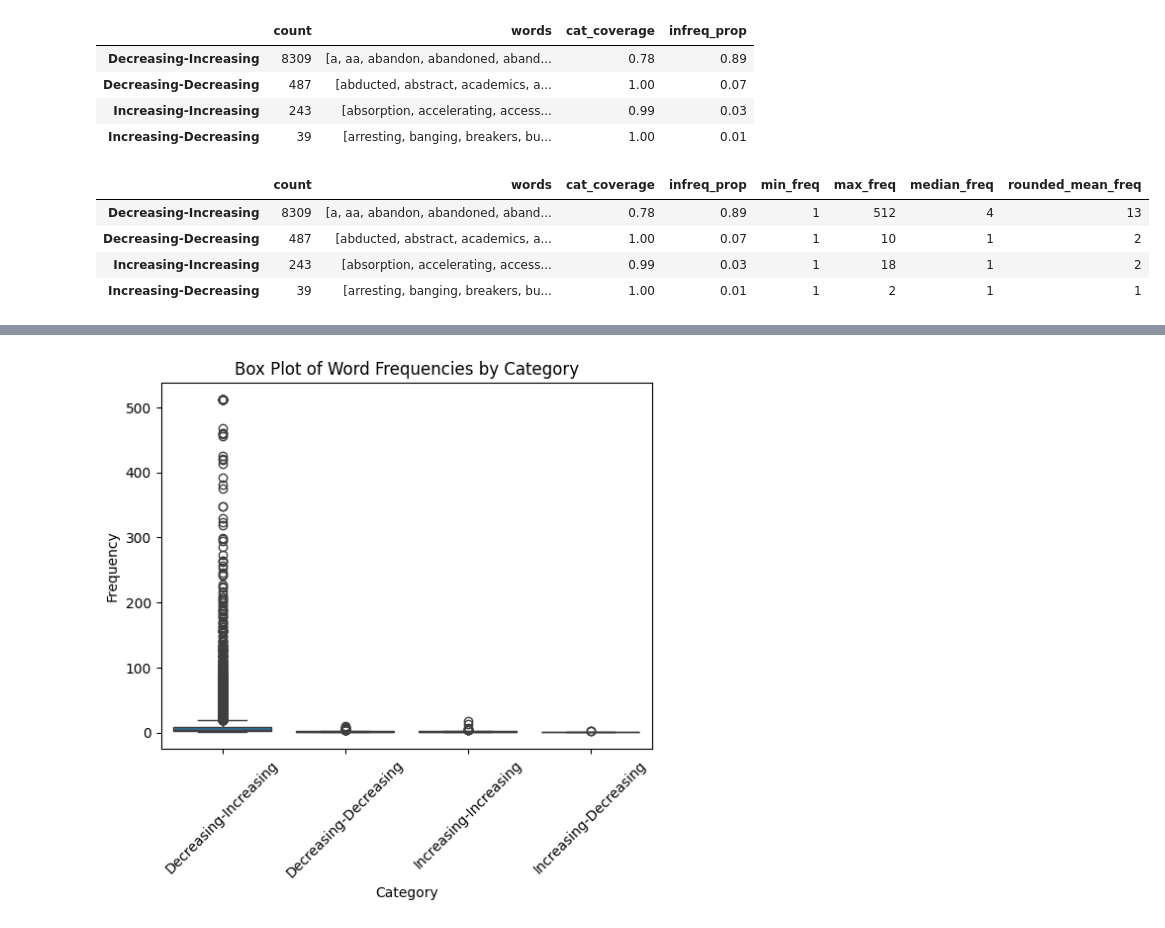
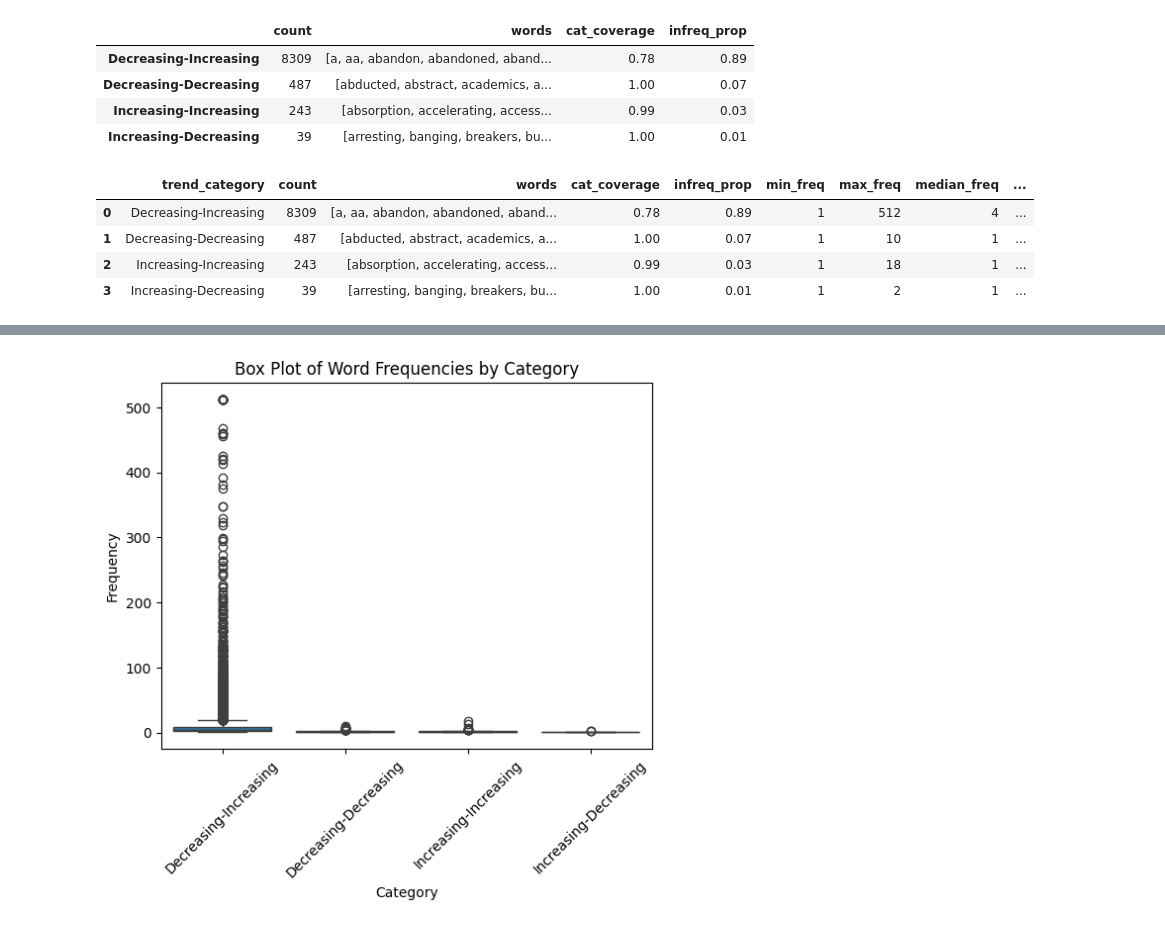
Before and after one commit to NazaninShafiabadi/NeuralLMs, a Jupyter notebook: src/temp.ipynb, the cells around one changed output, grey strips where cells are left out. Cells and saved outputs as stored; diff of their text form; code cells hidden in the pictures.

```diff
--- a/src/temp.ipynb
+++ b/src/temp.ipynb
@@ -128,17 +127,18 @@ categories_df
 # %%
 def calculate_stats(word_list, word_freqs_df):
     frequencies = word_freqs_df[word_freqs_df['Token'].isin(word_list)]['Frequency']
     return pd.Series([int(frequencies.min()), int(frequencies.max()), int(frequencies.median()), round(frequencies.mean())],
                      index=['min_freq', 'max_freq', 'median_freq', 'rounded_mean_freq'])
 
 categories_df[['min_freq', 'max_freq', 'median_freq', 'rounded_mean_freq']] = categories_df['words'].apply(
     lambda words: calculate_stats(words, surprisals)
 )
 
+categories_df = categories_df.reset_index().rename(columns={'index': 'trend_category'})
 categories_df
 # %% [output]
-|  | count | words | cat_coverage | infreq_prop | min_freq | max_freq | median_freq | rounded_mean_freq |
-| Decreasing-Increasing | 8309 | [a, aa, abandon, abandoned, aband... | 0.78 | 0.89 | 1 | 512 | 4 | 13 |
-| Decreasing-Decreasing | 487 | [abducted, abstract, academics, a... | 1.00 | 0.07 | 1 | 10 | 1 | 2 |
-| Increasing-Increasing | 243 | [absorption, accelerating, access... | 0.99 | 0.03 | 1 | 18 | 1 | 2 |
-| Increasing-Decreasing | 39 | [arresting, banging, breakers, bu... | 1.00 | 0.01 | 1 | 2 | 1 | 1 |
+|  | trend_category | count | words | cat_coverage | infreq_prop | min_freq | max_freq | median_freq | ... |
+| 0 | Decreasing-Increasing | 8309 | [a, aa, abandon, abandoned, aband... | 0.78 | 0.89 | 1 | 512 | 4 | ... |
+| 1 | Decreasing-Decreasing | 487 | [abducted, abstract, academics, a... | 1.00 | 0.07 | 1 | 10 | 1 | ... |
+| 2 | Increasing-Increasing | 243 | [absorption, accelerating, access... | 0.99 | 0.03 | 1 | 18 | 1 | ... |
+| 3 | Increasing-Decreasing | 39 | [arresting, banging, breakers, bu... | 1.00 | 0.01 | 1 | 2 | 1 | ... |
```
Also changed, not shown: parts of 3 cells of this notebook, 1 other file.
